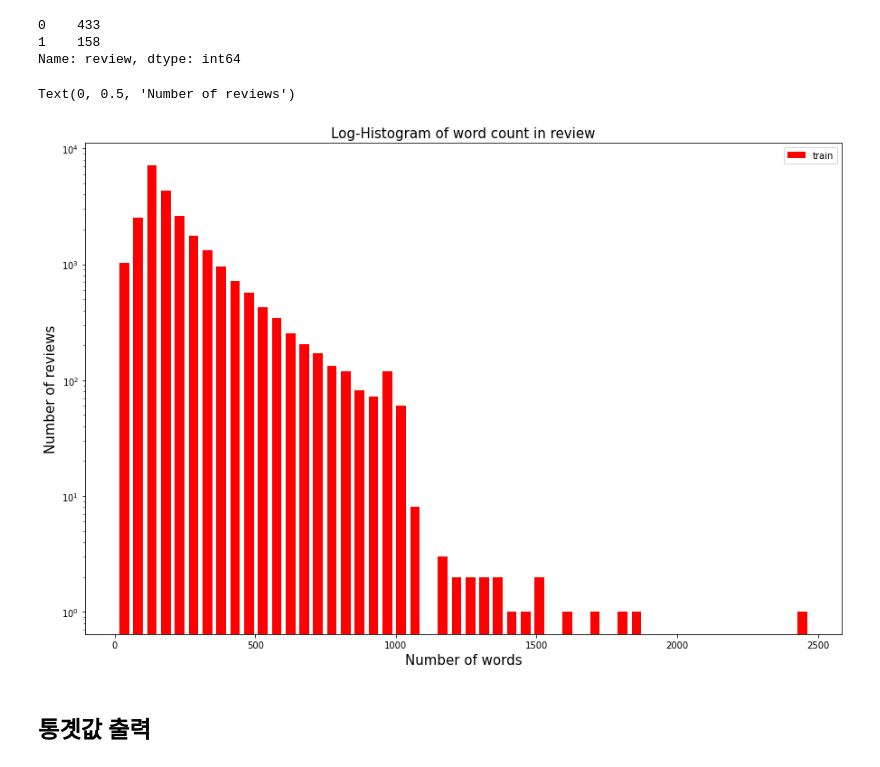
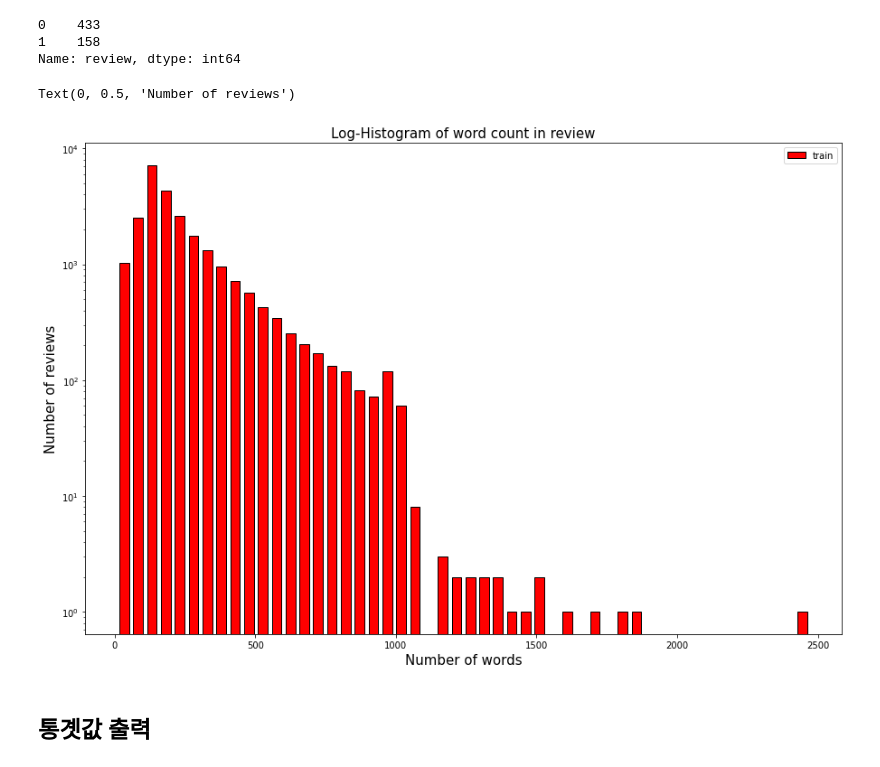
Before and after one commit to wiv33/A-Learning-python, a Jupyter notebook: machine-learning/_000_hello_machine/_001_books/_006_tf2_ml_nlp/_012_aclimdb_v1_탐색적_데이터_분석/_000_kaggle_movie_review/_002_kaggle_movie_review.ipynb, the cells around one changed output. Drawn from its saved outputs; the diff is of its cells as text; code cells hidden in the pictures.

```diff
--- a/machine-learning/_000_hello_machine/_001_books/_006_tf2_ml_nlp/_012_aclimdb_v1_탐색적_데이터_분석/_000_kaggle_movie_review/_002_kaggle_movie_review.ipynb
+++ b/machine-learning/_000_hello_machine/_001_books/_006_tf2_ml_nlp/_012_aclimdb_v1_탐색적_데이터_분석/_000_kaggle_movie_review/_002_kaggle_movie_review.ipynb
@@ -331,17 +350,18 @@ Name: review, dtype: int64
 # %%
 plt.figure(figsize=(15, 10))
 plt.hist(train_word_counts,
          bins=50,
          facecolor='r',
+         edgecolor='black',
          label='train', rwidth=.7)
 plt.title("Log-Histogram of word count in review",fontsize=15)
 plt.yscale('log', nonposy='clip')
 plt.legend()
 plt.xlabel('Number of words', fontsize=15)
 plt.ylabel('Number of reviews', fontsize=15)
 # %% [output]
 Text(0, 0.5, 'Number of reviews')
-[figure, old version]
+[figure, new version]
 # %% [markdown]
 ## 통곗값 출력
 # %%
```
Also changed, not shown: parts of 34 cells of this notebook.
